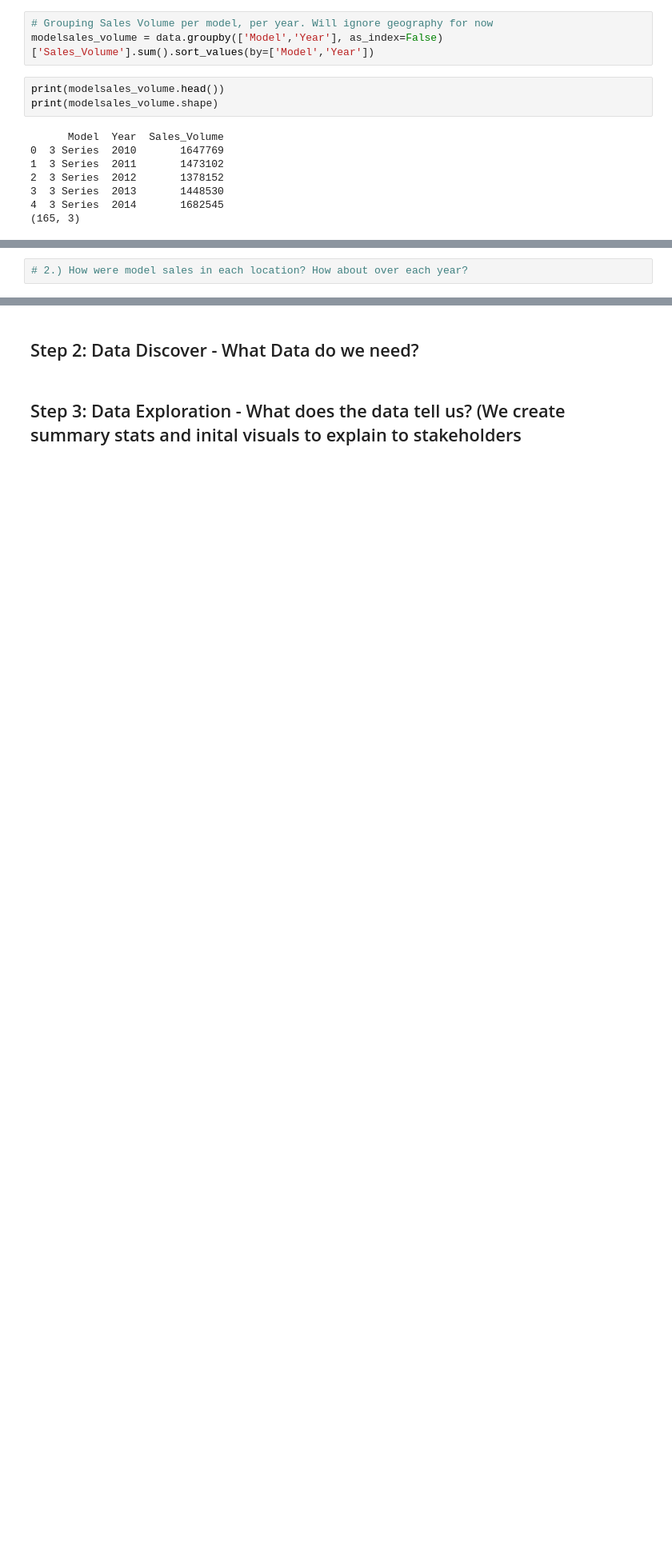
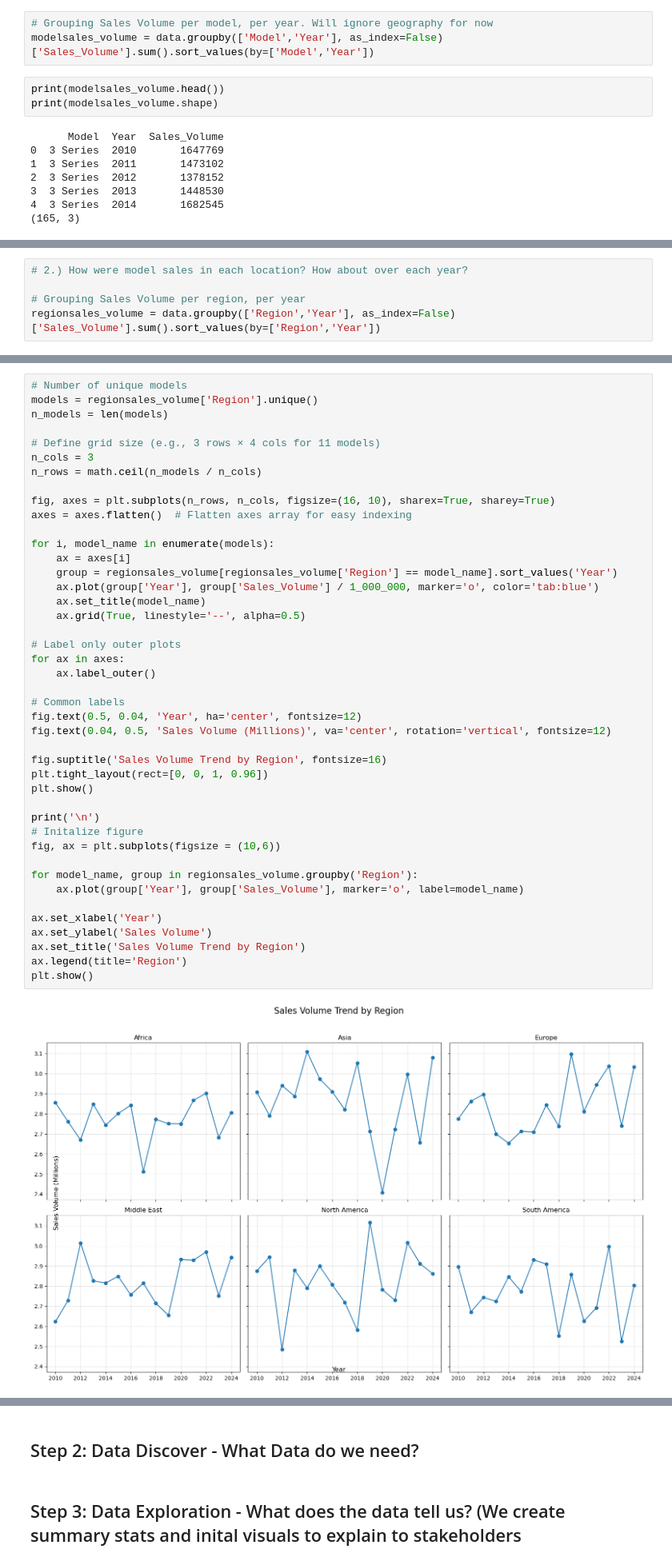
Before and after one commit to VithushanE/BMWWorldWideSales, a Jupyter notebook: BMWSales.ipynb, the cells around one changed output, grey strips where cells are left out. Shown at 80% size. Saved outputs shown, nothing was run; the diff lists cells and outputs as text; blank space fills up the shorter version.

```diff
--- a/BMWSales.ipynb
+++ b/BMWSales.ipynb
@@ -127,2 +180,5 @@ plt.show()
 # %%
 # 2.) How were model sales in each location? How about over each year?
+
+# Grouping Sales Volume per region, per year
+regionsales_volume = data.groupby(['Region','Year'], as_index=False)['Sales_Volume'].sum().sort_values(by=['Region','Year'])
@@ -128,0 +194,45 @@ plt.show()
+# %%
+# Number of unique models
+models = regionsales_volume['Region'].unique()
+n_models = len(models)
+
+# Define grid size (e.g., 3 rows × 4 cols for 11 models)
+n_cols = 3
+n_rows = math.ceil(n_models / n_cols)
+
+fig, axes = plt.subplots(n_rows, n_cols, figsize=(16, 10), sharex=True, sharey=True)
+axes = axes.flatten()  # Flatten axes array for easy indexing
+
+for i, model_name in enumerate(models):
+    ax = axes[i]
+    group = regionsales_volume[regionsales_volume['Region'] == model_name].sort_values('Year')
+    ax.plot(group['Year'], group['Sales_Volume'] / 1_000_000, marker='o', color='tab:blue')
+    ax.set_title(model_name)
+    ax.grid(True, linestyle='--', alpha=0.5)
+
+# Label only outer plots
+for ax in axes:
+    ax.label_outer()
+
+# Common labels
+fig.text(0.5, 0.04, 'Year', ha='center', fontsize=12)
+fig.text(0.04, 0.5, 'Sales Volume (Millions)', va='center', rotation='vertical', fontsize=12)
+
+fig.suptitle('Sales Volume Trend by Region', fontsize=16)
+plt.tight_layout(rect=[0, 0, 1, 0.96])
+plt.show()
+
+print('\n')
+# Initalize figure
+fig, ax = plt.subplots(figsize = (10,6))
+
+for model_name, group in regionsales_volume.groupby('Region'):
+    ax.plot(group['Year'], group['Sales_Volume'], marker='o', label=model_name)
+
+ax.set_xlabel('Year')
+ax.set_ylabel('Sales Volume')
+ax.set_title('Sales Volume Trend by Region')
+ax.legend(title='Region')
+plt.show()
+# %% [output]
+[figure, added]
```
Also changed, not shown: parts of 16 cells of this notebook.
